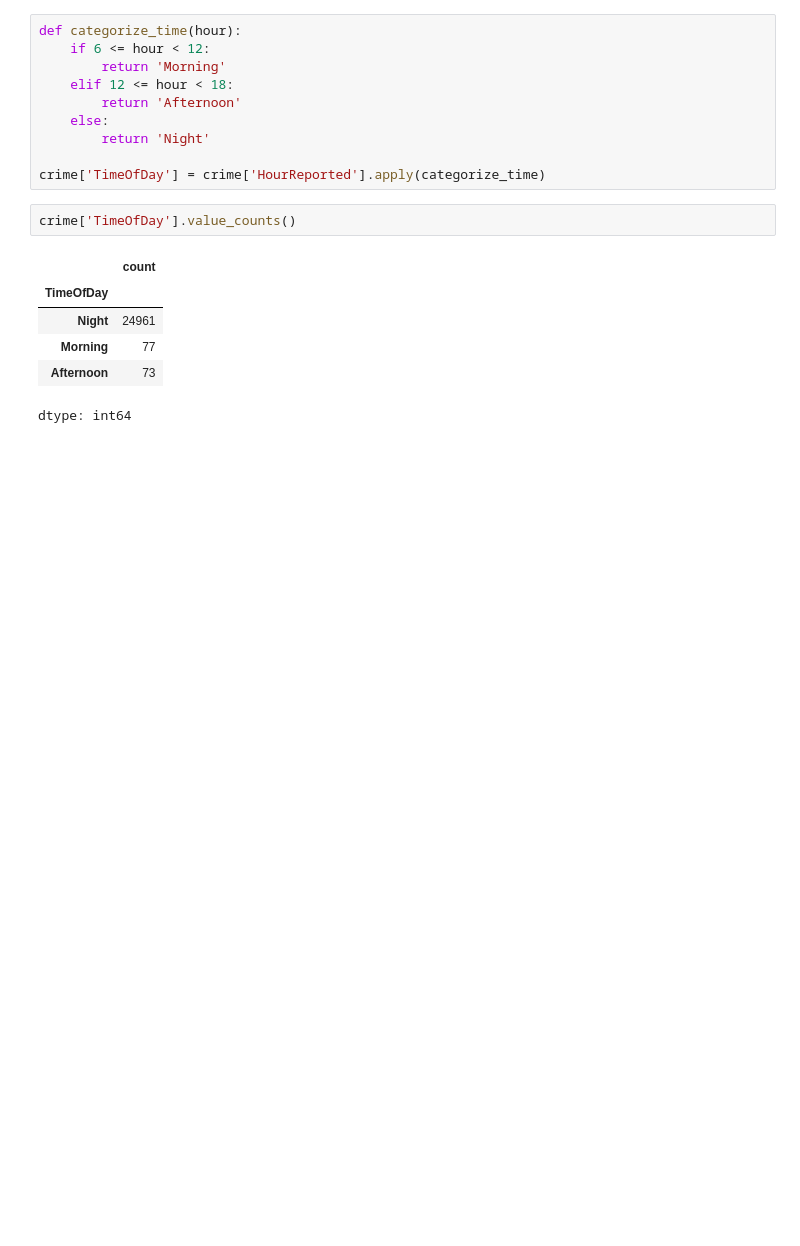
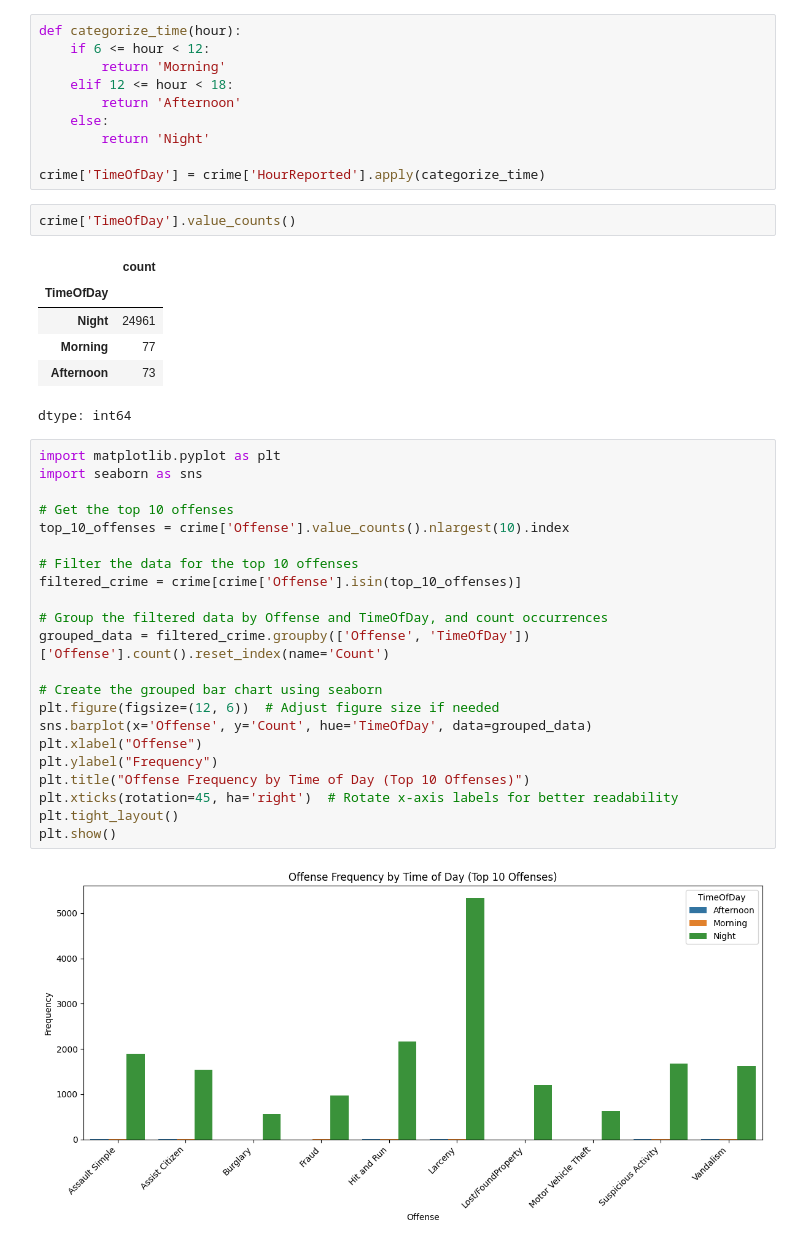
Before and after one commit to kelseymatsik/ds4002_project2, a Jupyter notebook: Project2EDA.ipynb, the cells around one changed output. Drawn from its saved outputs; the diff is of its cells as text; blank space fills up the shorter version.

```diff
--- a/Project2EDA.ipynb
+++ b/Project2EDA.ipynb
@@ -103,3 +103,27 @@ crime['TimeOfDay'].value_counts()
 | Morning | 77 |
 | Afternoon | 73 |
 dtype: int64
+# %%
+import matplotlib.pyplot as plt
+import seaborn as sns
+
+# Get the top 10 offenses
+top_10_offenses = crime['Offense'].value_counts().nlargest(10).index
+
+# Filter the data for the top 10 offenses
+filtered_crime = crime[crime['Offense'].isin(top_10_offenses)]
+
+# Group the filtered data by Offense and TimeOfDay, and count occurrences
+grouped_data = filtered_crime.groupby(['Offense', 'TimeOfDay'])['Offense'].count().reset_index(name='Count')
+
+# Create the grouped bar chart using seaborn
+plt.figure(figsize=(12, 6))  # Adjust figure size if needed
+sns.barplot(x='Offense', y='Count', hue='TimeOfDay', data=grouped_data)
+plt.xlabel("Offense")
+plt.ylabel("Frequency")
+plt.title("Offense Frequency by Time of Day (Top 10 Offenses)")
+plt.xticks(rotation=45, ha='right')  # Rotate x-axis labels for better readability
+plt.tight_layout()
+plt.show()
+# %% [output]
+[figure, added]
```
Also changed, not shown: parts of 1 cell of this notebook.
